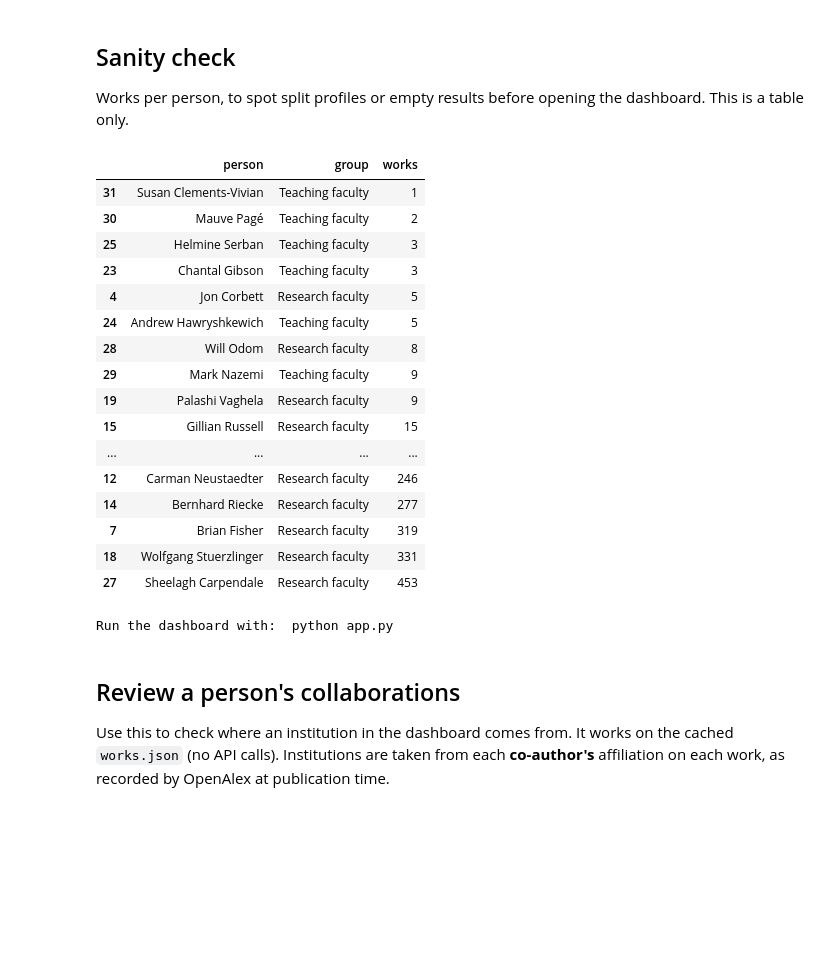
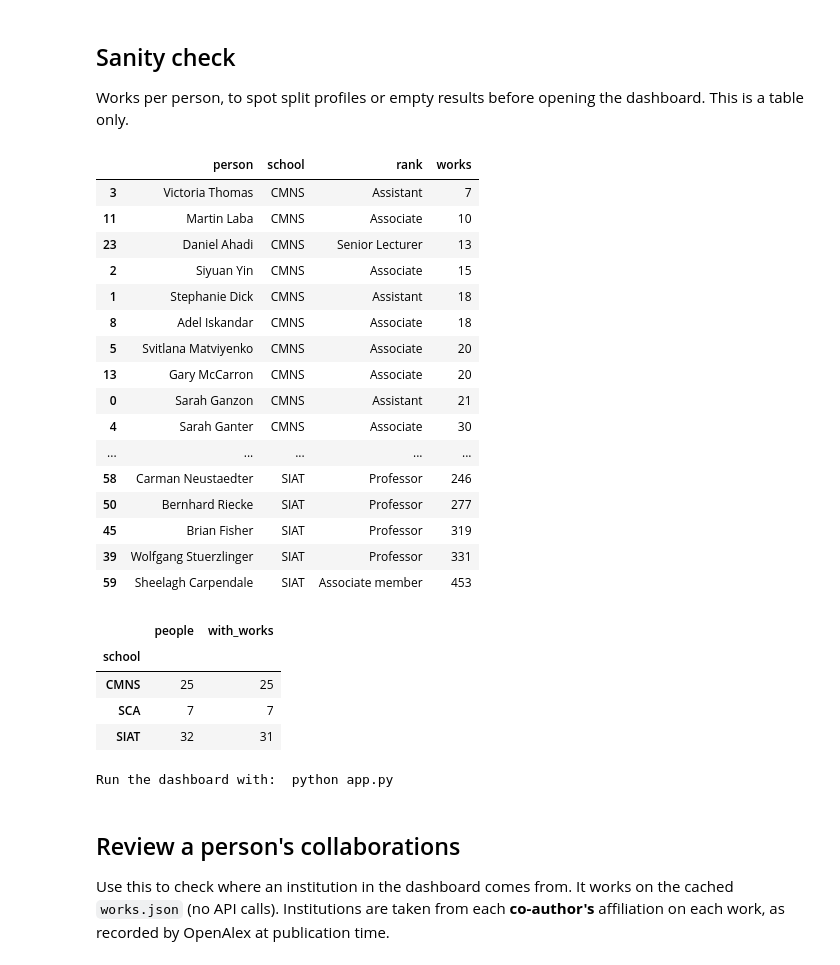
Before and after one commit to ScholCommLab/sfucollab, a Jupyter notebook: siat_collect.ipynb, the cells around one changed output. Saved outputs shown, nothing was run; the diff lists cells and outputs as text; code cells hidden in the pictures; blank space fills up the shorter version.

```diff
--- a/siat_collect.ipynb
+++ b/siat_collect.ipynb
@@ -19,7 +21,7 @@ from collections import defaultdict
 import requests, pandas as pd
 from IPython.display import display
 
-MAILTO = "juan@alperin.ca"
+MAILTO = "jalperin@sfu.ca"
 API_KEY = os.environ.get("OPENALEX_API_KEY")     # or: API_KEY = "your-key-here"
 DATA = Path("siat_data"); DATA.mkdir(exist_ok=True)
 BASE = "https://api.openalex.org"
@@ -148,7 +171,8 @@ def cand_row(name, status, a):
 
 def resolve_roster():
     resolved, rows = {}, []
-    for name, extra in ALL_PEOPLE.items():
+    for k, (name, extra) in enumerate(ALL_PEOPLE.items(), 1):
+        print(f"{k}/{len(ALL_PEOPLE)} {name}", end="\r")
         variants = [name] + extra
         seen = {}
         for q in variants:
@@ -169,8 +193,10 @@ def resolve_roster():
     return resolved, pd.DataFrame(rows)
 
 resolved, cand_df = resolve_roster()
+cand_df["school"] = cand_df.roster_name.map(lambda n: PEOPLE_INFO[n]["school"])
 cand_df["group"] = cand_df.roster_name.map(GROUPS)
-review = cand_df[cand_df.status != "matched"]
+review = cand_df[cand_df.status != "matched"].sort_values(["school", "roster_name"], kind="stable")
+display(cand_df.drop_duplicates("roster_name").groupby("school").status.value_counts().unstack(fill_value=0))
 print("Matched:", len(resolved), "| Need manual review:", review.roster_name.nunique())
 print(sorted(review.roster_name.unique()))
 pd.set_option("display.max_colwidth", 60)
@@ -195,18 +229,26 @@ Matched: 27 | Need manual review: 7
 Put IDs you have checked here. A person can have several IDs if OpenAlex split their profile. Manual entries override automatic matches.
 # %%
 MANUAL = {
+    # Keys must match the names in the CSV (or EXTRA_PEOPLE) exactly.
     # "Sheelagh Carpendale" was listed twice (a two-ID entry, then a one-ID entry). Python keeps the last one,
     # so only A5012561411 is used. To merge her split profiles instead, use: ["A5012561411", "A5018647103"]
     "Sheelagh Carpendale": ["A5012561411", "A5018647103"],
     "Will Odom": ["A5056121536"],
     "Mark Nazemi": ["A5055778658"],
-    "Mauve Pagé": ["A5053086840"],
+    "Mauve Page": ["A5053086840"],
     "Susan Clements-Vivian": ["A5089195430"],
+    "Eric Yang": []
 }
+
+bad = [k for k in MANUAL if k not in ALL_PEOPLE]
+if bad:
+    raise KeyError(f"MANUAL names not in the faculty list (check spelling against the CSV): {bad}")
 
 roster = {**resolved, **{k: [short(i) for i in (v if isinstance(v, list) else [v])] for k, v in MANUAL.items()}}
 missing = [n for n in ALL_PEOPLE if n not in roster]
-print("Still unresolved (excluded from dashboard):", missing)
+print(f"{len(roster)} people with OpenAlex IDs; still unresolved (excluded from the dashboard): {len(missing)}")
+print(missing)
 (DATA / "roster.json").write_text(json.dumps(roster, indent=2))
-(DATA / "groups.json").write_text(json.dumps({n: GROUPS[n] for n in roster}, indent=2))
+(DATA / "people.json").write_text(json.dumps({n: PEOPLE_INFO[n] for n in roster}, indent=2))
+(DATA / "groups.json").unlink(missing_ok=True)    # old format, replaced by people.json
 # %% [output]
@@ -279,30 +323,37 @@ Works per person, to spot split profiles or empty results before opening the das
 # %%
 id2m = {full(i): n for n, ids in roster.items() for i in ids}
 counts = defaultdict(int)
 for w in works.values():
     for m in {id2m[a["author"]["id"]] for a in w["authorships"] if a.get("author") and a["author"].get("id") in id2m}:
         counts[m] += 1
-check = pd.DataFrame([dict(person=n, group=GROUPS[n], works=counts.get(n, 0)) for n in roster]).sort_values("works")
+check = pd.DataFrame([dict(person=n, school=PEOPLE_INFO[n]["school"], rank=PEOPLE_INFO[n]["rank"], works=counts.get(n, 0))
+                      for n in roster]).sort_values(["school", "works"])
 display(check)
+display(check.groupby("school").agg(people=("person", "count"), with_works=("works", lambda s: int((s > 0).sum()))))
 print("Run the dashboard with:  python app.py")
 # %% [output]
-|  | person | group | works |
-| 31 | Susan Clements-Vivian | Teaching faculty | 1 |
-| 30 | Mauve Pagé | Teaching faculty | 2 |
-| 25 | Helmine Serban | Teaching faculty | 3 |
-| 23 | Chantal Gibson | Teaching faculty | 3 |
-| 4 | Jon Corbett | Research faculty | 5 |
-| 24 | Andrew Hawryshkewich | Teaching faculty | 5 |
-| 28 | Will Odom | Research faculty | 8 |
-| 29 | Mark Nazemi | Teaching faculty | 9 |
-| 19 | Palashi Vaghela | Research faculty | 9 |
-| 15 | Gillian Russell | Research faculty | 15 |
-| ... | ... | ... | ... |
-| 12 | Carman Neustaedter | Research faculty | 246 |
-| 14 | Bernhard Riecke | Research faculty | 277 |
-| 7 | Brian Fisher | Research faculty | 319 |
-| 18 | Wolfgang Stuerzlinger | Research faculty | 331 |
-| 27 | Sheelagh Carpendale | Research faculty | 453 |
+|  | person | school | rank | works |
+| 3 | Victoria Thomas | CMNS | Assistant | 7 |
+| 11 | Martin Laba | CMNS | Associate | 10 |
+| 23 | Daniel Ahadi | CMNS | Senior Lecturer | 13 |
+| 2 | Siyuan Yin | CMNS | Associate | 15 |
+| 1 | Stephanie Dick | CMNS | Assistant | 18 |
+| 8 | Adel Iskandar | CMNS | Associate | 18 |
+| 5 | Svitlana Matviyenko | CMNS | Associate | 20 |
+| 13 | Gary McCarron | CMNS | Associate | 20 |
+| 0 | Sarah Ganzon | CMNS | Assistant | 21 |
+| 4 | Sarah Ganter | CMNS | Associate | 30 |
+| ... | ... | ... | ... | ... |
+| 58 | Carman Neustaedter | SIAT | Professor | 246 |
+| 50 | Bernhard Riecke | SIAT | Professor | 277 |
+| 45 | Brian Fisher | SIAT | Professor | 319 |
+| 39 | Wolfgang Stuerzlinger | SIAT | Professor | 331 |
+| 59 | Sheelagh Carpendale | SIAT | Associate member | 453 |
+|  | people | with_works |
+| school |  |  |
+| CMNS | 25 | 25 |
+| SCA | 7 | 7 |
+| SIAT | 32 | 31 |
 Run the dashboard with:  python app.py
 # %% [markdown]
 ## Review a person's collaborations
```
Also changed, not shown: parts of 8 cells of this notebook, 6 other files.
